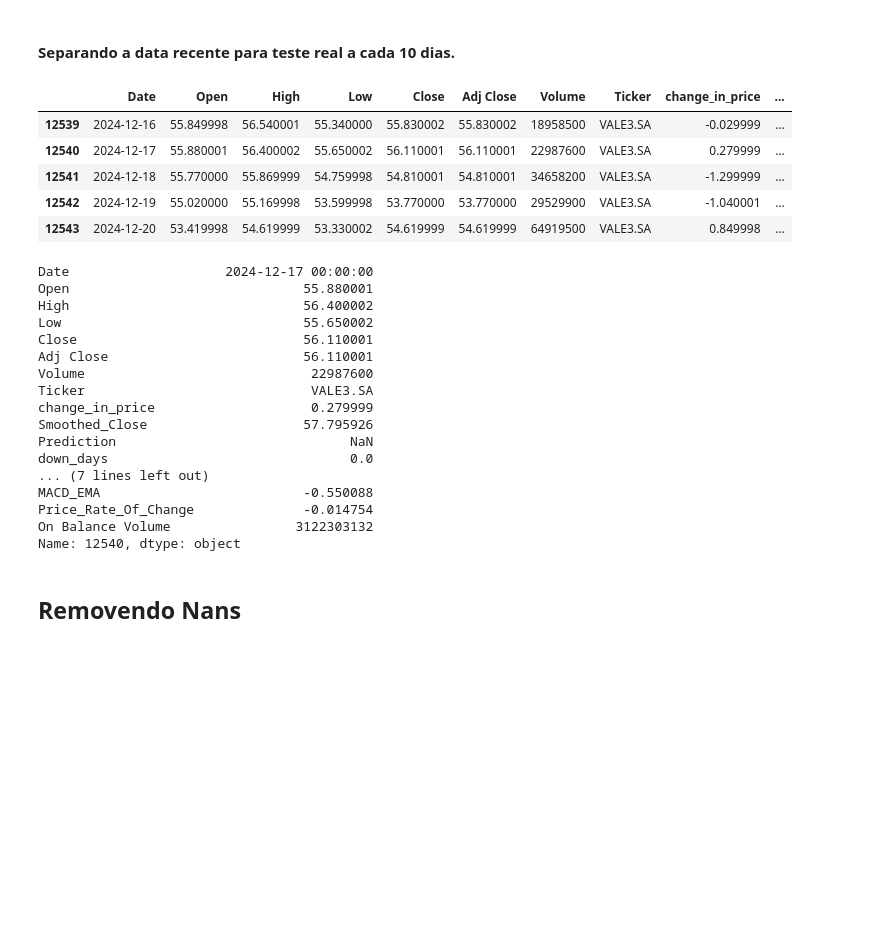
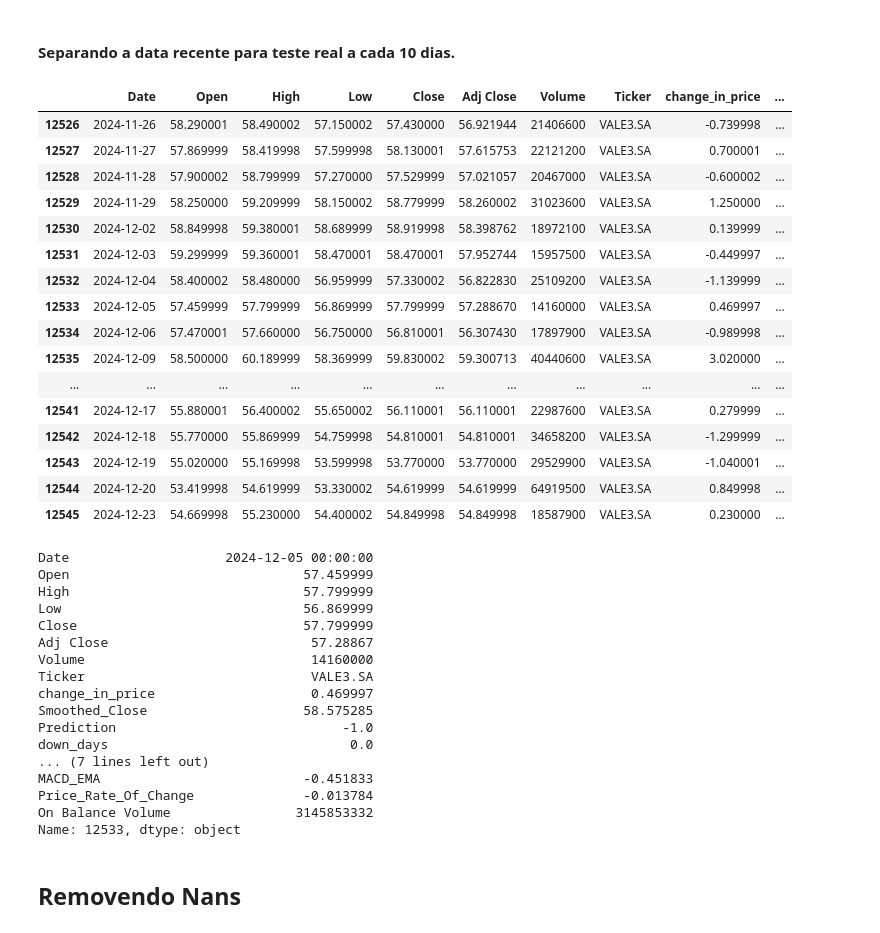
Before and after one commit to Bruno-Santana-Eco/TCC_Machine_learning, a Jupyter notebook: Random Forest 2.ipynb, the cells around one changed output. Saved outputs shown, nothing was run; the diff lists cells and outputs as text; code cells hidden in the pictures; blank space fills up the shorter version.

```diff
--- a/Random Forest 2.ipynb
+++ b/Random Forest 2.ipynb
@@ -463,35 +463,46 @@ price_data.to_excel('C:/Users/Samsung/Documents/GitHub-Datas/TCC_Machine_Learnin
 # %% [markdown]
 #### Separando a data recente para teste real a cada 10 dias.
 # %%
-price_data.tail()
+price_data.tail(20)
 # %% [output]
 |  | Date | Open | High | Low | Close | Adj Close | Volume | Ticker | change_in_price | ... |
-| 12539 | 2024-12-16 | 55.849998 | 56.540001 | 55.340000 | 55.830002 | 55.830002 | 18958500 | VALE3.SA | -0.029999 | ... |
-| 12540 | 2024-12-17 | 55.880001 | 56.400002 | 55.650002 | 56.110001 | 56.110001 | 22987600 | VALE3.SA | 0.279999 | ... |
-| 12541 | 2024-12-18 | 55.770000 | 55.869999 | 54.759998 | 54.810001 | 54.810001 | 34658200 | VALE3.SA | -1.299999 | ... |
-| 12542 | 2024-12-19 | 55.020000 | 55.169998 | 53.599998 | 53.770000 | 53.770000 | 29529900 | VALE3.SA | -1.040001 | ... |
-| 12543 | 2024-12-20 | 53.419998 | 54.619999 | 53.330002 | 54.619999 | 54.619999 | 64919500 | VALE3.SA | 0.849998 | ... |
+| 12526 | 2024-11-26 | 58.290001 | 58.490002 | 57.150002 | 57.430000 | 56.921944 | 21406600 | VALE3.SA | -0.739998 | ... |
+| 12527 | 2024-11-27 | 57.869999 | 58.419998 | 57.599998 | 58.130001 | 57.615753 | 22121200 | VALE3.SA | 0.700001 | ... |
+| 12528 | 2024-11-28 | 57.900002 | 58.799999 | 57.270000 | 57.529999 | 57.021057 | 20467000 | VALE3.SA | -0.600002 | ... |
+| 12529 | 2024-11-29 | 58.250000 | 59.209999 | 58.150002 | 58.779999 | 58.260002 | 31023600 | VALE3.SA | 1.250000 | ... |
+| 12530 | 2024-12-02 | 58.849998 | 59.380001 | 58.689999 | 58.919998 | 58.398762 | 18972100 | VALE3.SA | 0.139999 | ... |
+| 12531 | 2024-12-03 | 59.299999 | 59.360001 | 58.470001 | 58.470001 | 57.952744 | 15957500 | VALE3.SA | -0.449997 | ... |
+| 12532 | 2024-12-04 | 58.400002 | 58.480000 | 56.959999 | 57.330002 | 56.822830 | 25109200 | VALE3.SA | -1.139999 | ... |
+| 12533 | 2024-12-05 | 57.459999 | 57.799999 | 56.869999 | 57.799999 | 57.288670 | 14160000 | VALE3.SA | 0.469997 | ... |
+| 12534 | 2024-12-06 | 57.470001 | 57.660000 | 56.750000 | 56.810001 | 56.307430 | 17897900 | VALE3.SA | -0.989998 | ... |
+| 12535 | 2024-12-09 | 58.500000 | 60.189999 | 58.369999 | 59.830002 | 59.300713 | 40440600 | VALE3.SA | 3.020000 | ... |
+| ... | ... | ... | ... | ... | ... | ... | ... | ... | ... | ... |
+| 12541 | 2024-12-17 | 55.880001 | 56.400002 | 55.650002 | 56.110001 | 56.110001 | 22987600 | VALE3.SA | 0.279999 | ... |
+| 12542 | 2024-12-18 | 55.770000 | 55.869999 | 54.759998 | 54.810001 | 54.810001 | 34658200 | VALE3.SA | -1.299999 | ... |
+| 12543 | 2024-12-19 | 55.020000 | 55.169998 | 53.599998 | 53.770000 | 53.770000 | 29529900 | VALE3.SA | -1.040001 | ... |
+| 12544 | 2024-12-20 | 53.419998 | 54.619999 | 53.330002 | 54.619999 | 54.619999 | 64919500 | VALE3.SA | 0.849998 | ... |
+| 12545 | 2024-12-23 | 54.669998 | 55.230000 | 54.400002 | 54.849998 | 54.849998 | 18587900 | VALE3.SA | 0.230000 | ... |
 # %%
-test_day = price_data.loc[12540]
+test_day = price_data.loc[12533]
 test_day
 # %% [output]
-Date                    2024-12-17 00:00:00
-Open                              55.880001
-High                              56.400002
-Low                               55.650002
-Close                             56.110001
-Adj Close                         56.110001
-Volume                             22987600
+Date                    2024-12-05 00:00:00
+Open                              57.459999
+High                              57.799999
+Low                               56.869999
+Close                             57.799999
+Adj Close                          57.28867
+Volume                             14160000
 Ticker                             VALE3.SA
-change_in_price                    0.279999
-Smoothed_Close                    57.795926
-Prediction                              NaN
+change_in_price                    0.469997
+Smoothed_Close                    58.575285
+Prediction                             -1.0
 down_days                               0.0
 ... (7 lines left out)
-MACD_EMA                          -0.550088
-Price_Rate_Of_Change              -0.014754
-On Balance Volume                3122303132
-Name: 12540, dtype: object
+MACD_EMA                          -0.451833
+Price_Rate_Of_Change              -0.013784
+On Balance Volume                3145853332
+Name: 12533, dtype: object
 # %% [markdown]
 ## Removendo Nans
 # %%
```
Also changed, not shown: parts of 27 cells of this notebook, 1 other file.
